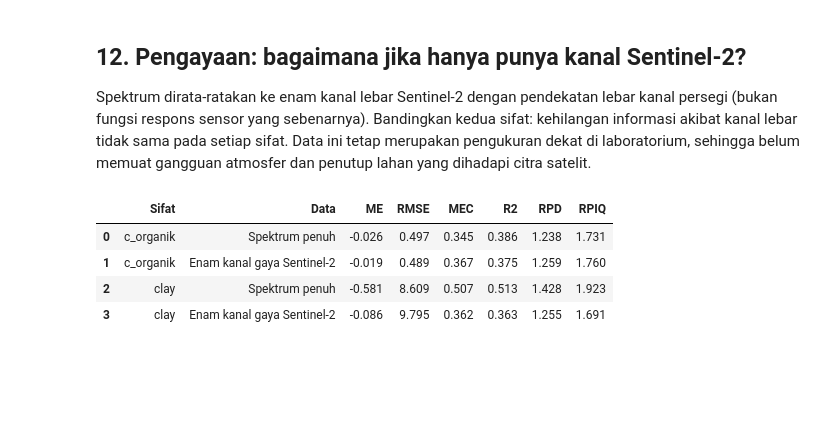
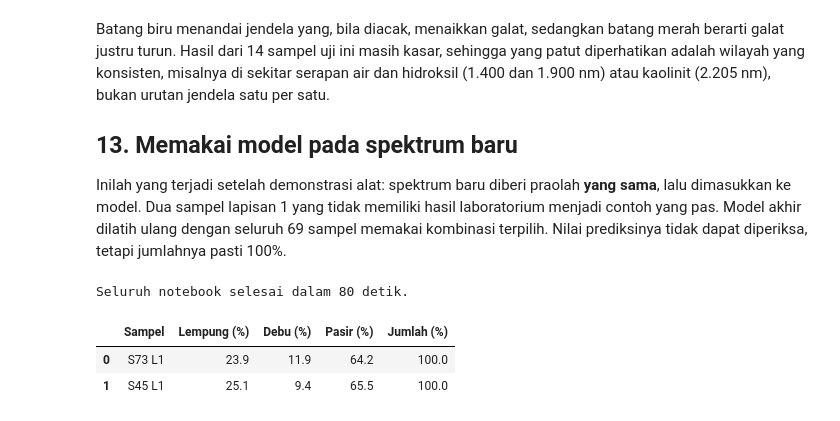
Before and after one commit to jhnhp/SMART, a Jupyter notebook: Output/Pelatihan/data/praktik-3/Praktik_3_Spektrum_ke_Sifat_Tanah.ipynb, the cells around one changed output. Saved outputs shown, nothing was run; the diff lists cells and outputs as text; code cells hidden in the pictures; blank space fills up the shorter version.

```diff
--- a/Output/Pelatihan/data/praktik-3/Praktik_3_Spektrum_ke_Sifat_Tanah.ipynb
+++ b/Output/Pelatihan/data/praktik-3/Praktik_3_Spektrum_ke_Sifat_Tanah.ipynb
@@ -281,0 +140,3 @@ Uji      : 88 sampel dari 23 profil
+# %%
+latih, uji = train_test_split(np.arange(len(data_l1)), test_size=0.2, random_state=42)
+print('Latih:', len(latih), 'sampel | Uji:', len(uji), 'sampel')
@@ -281,0 +188,7 @@ Uji      : 88 sampel dari 23 profil
+# %%
+Y = data_l1[FRAKSI].values / data_l1[FRAKSI].sum(axis=1).values[:, None] * 100     # tepat 100%
+A_contoh = praolah('SG-FD', R, acuan_latih)
+terpisah = np.column_stack([PLSRegression(10).fit(A_contoh[latih], Y[latih, j]).predict(A_contoh[uji]).ravel() for j in range(3)])
+total = terpisah.sum(axis=1)
+print(f'Tiga model terpisah (10 komponen, ilustrasi): jumlah prediksi {total.min():.1f}-{total.max():.1f}%')
+print('Prediksi bernilai negatif:', int((terpisah < 0).sum()))
@@ -281,0 +303,16 @@ Uji      : 88 sampel dari 23 profil
+# %%
+kv = pd.DataFrame(ringkas).sort_values('RMSE validasi silang')
+TERPILIH = tuple(kv.iloc[0][['Praolah', 'Algoritma']])
+K_PLSR = int(kv[(kv['Praolah'] == TERPILIH[0]) & (kv['Algoritma'] == 'PLSR')]['Komponen PLSR'].iloc[0])
+print('Kombinasi terpilih dari validasi silang:', TERPILIH, '| komponen PLSR untuk praolah ini:', K_PLSR)
+display(kv.round(2).reset_index(drop=True))
+
+# kurva jumlah komponen PLSR pada praolah terpilih; garis data uji hanya untuk peragaan
+A_t = praolah(TERPILIH[0], R, acuan_latih)
+kurva_uji = [rmse_komposisi(Y[uji], dari_ilr(PLSRegression(k).fit(A_t[latih], Z[latih]).predict(A_t[uji]))) for k in range(1, 16)]
+fig, ax = plt.subplots(figsize=(5.6, 3.2))
+ax.plot(range(1, 16), kurva_cv[TERPILIH[0]], marker='o', ms=3, label='Validasi silang data latih')
+ax.plot(range(1, 16), kurva_uji, marker='s', ms=3, ls='--', label='Data uji (hanya peragaan)')
+ax.set(xlabel='Jumlah komponen PLSR', ylabel='RMSE komposisi (%)', title=f'PLSR, praolah {TERPILIH[0]}'); ax.legend(fontsize=7)
+plt.tight_layout(); plt.savefig('hasil/pemilihan_komponen.png', dpi=150); plt.show()
+metrik[(metrik['Praolah'] == TERPILIH[0]) & (metrik['Algoritma'] == TERPILIH[1])].set_index('Fraksi').drop(columns=['Praolah', 'Algoritma']).round(2)
@@ -374,20 +465,22 @@ prediksi_baru
 # %% [markdown]
-## 12. Pengayaan: bagaimana jika hanya punya kanal Sentinel-2?
+Batang biru menandai jendela yang, bila diacak, menaikkan galat, sedangkan batang merah berarti galat justru turun. Hasil dari 14 sampel uji ini masih kasar, sehingga yang patut diperhatikan adalah wilayah yang konsisten, misalnya di sekitar serapan air dan hidroksil (1.400 dan 1.900 nm) atau kaolinit (2.205 nm), bukan urutan jendela satu per satu.
 
-Spektrum dirata-ratakan ke enam kanal lebar Sentinel-2 dengan pendekatan lebar kanal persegi (bukan fungsi respons sensor yang sebenarnya). Bandingkan kedua sifat: kehilangan informasi akibat kanal lebar tidak sama pada setiap sifat. Data ini tetap merupakan pengukuran dekat di laboratorium, sehingga belum memuat gangguan atmosfer dan penutup lahan yang dihadapi citra satelit.
+## 13. Memakai model pada spektrum baru
+
+Inilah yang terjadi setelah demonstrasi alat: spektrum baru diberi praolah **yang sama**, lalu dimasukkan ke model. Dua sampel lapisan 1 yang tidak memiliki hasil laboratorium menjadi contoh yang pas. Model akhir dilatih ulang dengan seluruh 69 sampel memakai kombinasi terpilih. Nilai prediksinya tidak dapat diperiksa, tetapi jumlahnya pasti 100%.
 # %%
-kanal = {'B02': (458, 523), 'B03': (543, 578), 'B04': (650, 680), 'B08': (785, 900), 'B11': (1565, 1655), 'B12': (2100, 2280)}
-S2 = np.column_stack([R[:, (wl >= a) & (wl <= b)].mean(axis=1) for a, b in kanal.values()])
-banding = []
-for t in ['c_organik', 'clay']:
-    m = data_lab[t].notna().values
-    yt = data_lab[t].values[m]
-    banding.append({'Sifat': t, 'Data': 'Spektrum penuh', **ukuran(yt, cv_bersarang(A5[m], yt, profil[m]))})
-    banding.append({'Sifat': t, 'Data': 'Enam kanal gaya Sentinel-2', **ukuran(yt, cv_bersarang(S2[m], yt, profil[m], kandidat=range(1, 7)))})
-pd.DataFrame(banding).round(3)
+R_baru = tanpa_lab[kolom_spektrum].values[:, pilih]
+acuan_semua = R.mean(axis=0)
+model_akhir = (PLSRegression(K_PLSR) if TERPILIH[1] == 'PLSR' else hutan()).fit(praolah(TERPILIH[0], R, acuan_semua), Z)
+P_baru = dari_ilr(model_akhir.predict(praolah(TERPILIH[0], R_baru, acuan_semua)))
+prediksi_baru = pd.DataFrame(P_baru, columns=['Lempung (%)', 'Debu (%)', 'Pasir (%)']).round(1)
+prediksi_baru.insert(0, 'Sampel', tanpa_lab['sampel'])
+prediksi_baru['Jumlah (%)'] = prediksi_baru.iloc[:, 1:].sum(axis=1).round(1)
+prediksi_baru.to_csv('hasil/prediksi_sampel_tanpa_lab.csv', index=False)
+print(f'Seluruh notebook selesai dalam {time.time() - MULAI:.0f} detik.')
+prediksi_baru
 # %% [output]
+Seluruh notebook selesai dalam 80 detik.
-|  | Sifat | Data | ME | RMSE | MEC | R2 | RPD | RPIQ |
-| 0 | c_organik | Spektrum penuh | -0.026 | 0.497 | 0.345 | 0.386 | 1.238 | 1.731 |
-| 1 | c_organik | Enam kanal gaya Sentinel-2 | -0.019 | 0.489 | 0.367 | 0.375 | 1.259 | 1.760 |
-| 2 | clay | Spektrum penuh | -0.581 | 8.609 | 0.507 | 0.513 | 1.428 | 1.923 |
-| 3 | clay | Enam kanal gaya Sentinel-2 | -0.086 | 9.795 | 0.362 | 0.363 | 1.255 | 1.691 |
+|  | Sampel | Lempung (%) | Debu (%) | Pasir (%) | Jumlah (%) |
+| 0 | S73 L1 | 23.9 | 11.9 | 64.2 | 100.0 |
+| 1 | S45 L1 | 25.1 | 9.4 | 65.5 | 100.0 |
```
Also changed, not shown: parts of 54 cells of this notebook, 25 other files.
